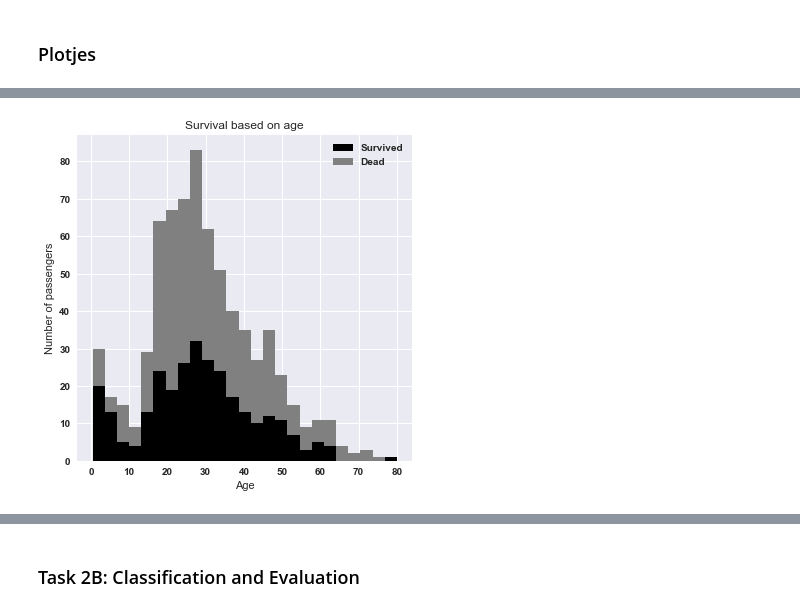
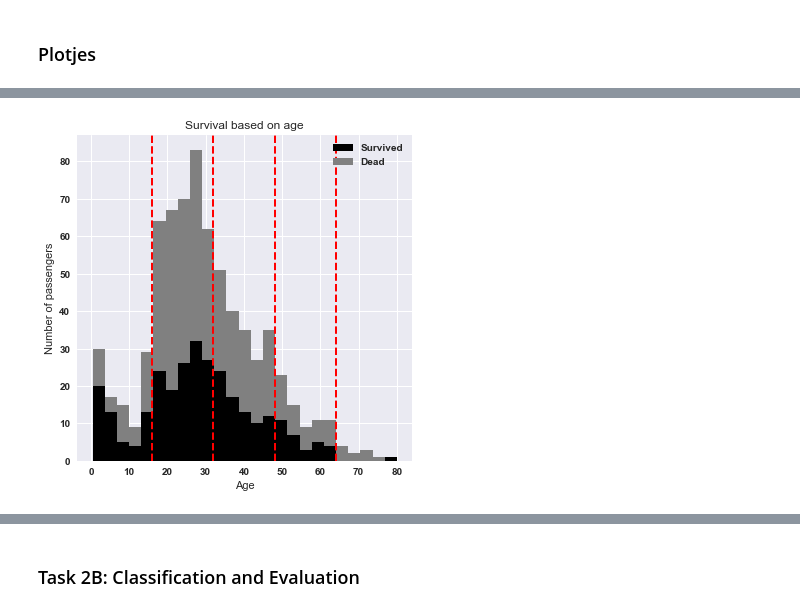
Before and after one commit to NatasjaWezel/DataMiningTechniques, a Jupyter notebook: assignment1_task2.ipynb, the cells around one changed output, grey strips where cells are left out. Drawn from its saved outputs; the diff is of its cells as text; code cells hidden in the pictures.

```diff
--- a/assignment1_task2.ipynb
+++ b/assignment1_task2.ipynb
@@ -137,18 +135,23 @@ male         109   468
 # %%
 # g = sns.FacetGrid(train_df, col='Survived', height=5, aspect=.9, col_order=[1, 0])
 # g.map(plt.hist, 'Age', bins=25, color='black')
 # g.fig.subplots_adjust(top=0.9)
 # g.fig.suptitle('Survival based on age', fontsize=16)
 # g.savefig("results/age")
 
+data = train_df
 figure = plt.figure(figsize=(6, 6))
 plt.hist([data[data['Survived'] == 1]['Age'], data[data['Survived'] == 0]['Age']],
          stacked=True, color = ['black','grey'],
          bins = 25, label = ['Survived','Dead'])
 plt.title('Survival based on age')
 plt.xlabel('Age')
 plt.ylabel('Number of passengers')
 plt.legend();
-plt.savefig("results/agestacked")
+plt.axvline(x=16, color='r', linestyle='dashed', linewidth=2)
+plt.axvline(x=32, color='r', linestyle='dashed', linewidth=2)
+plt.axvline(x=48, color='r', linestyle='dashed', linewidth=2)
+plt.axvline(x=64, color='r', linestyle='dashed', linewidth=2)
+plt.savefig("results/agestacked.pdf")
 # %% [output]
-[figure, old version]
+[figure, new version]
```
Also changed, not shown: parts of 10 cells of this notebook, 13 other files.
